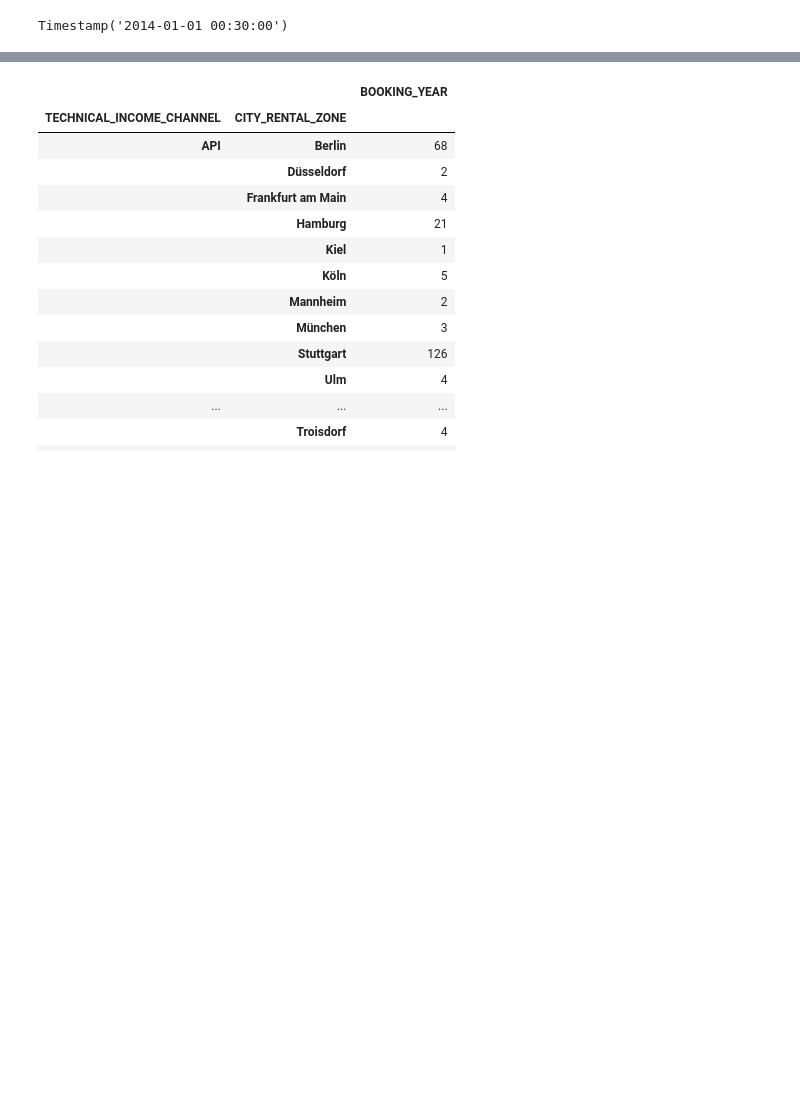
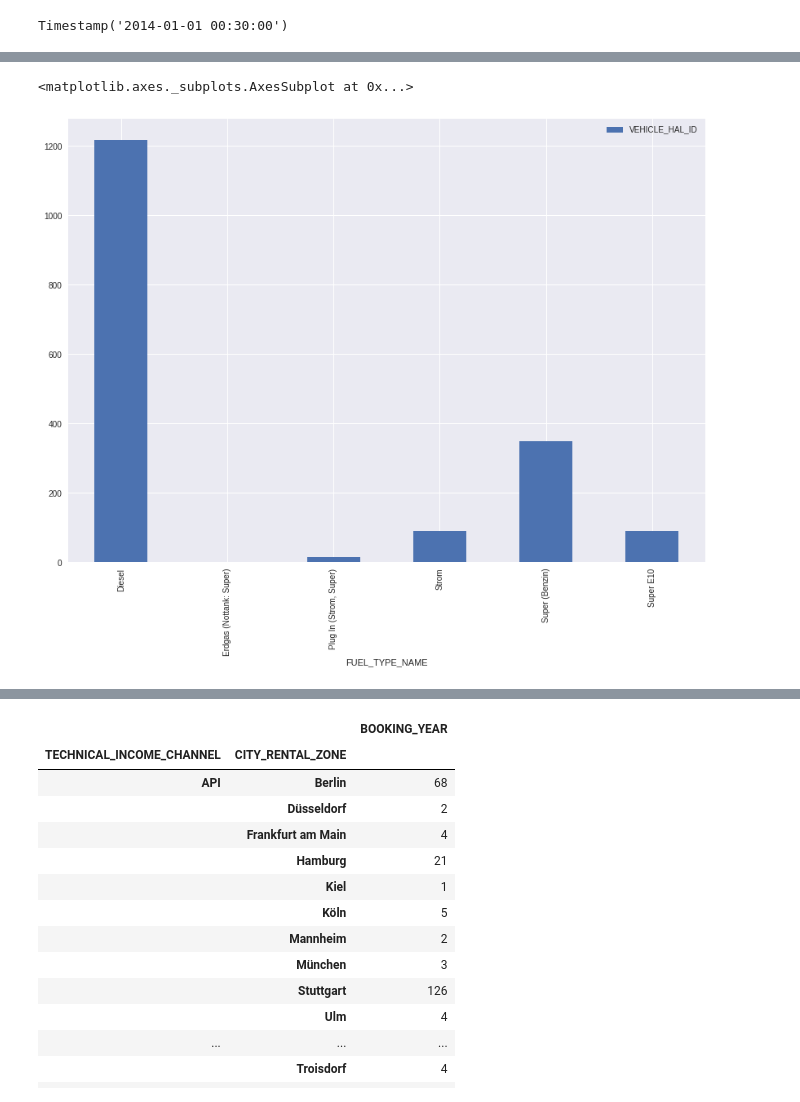
Before and after one commit to jawaharreddy/Flinkster-Data-Analysis, a Jupyter notebook: db_data.ipynb, the cells around one changed output, grey strips where cells are left out. Saved outputs shown, nothing was run; the diff lists cells and outputs as text; code cells hidden in the pictures; blank space fills up the shorter version.

```diff
--- a/db_data.ipynb
+++ b/db_data.ipynb
@@ -340,0 +562,3 @@ one_tenth.head()
+# %%
+fueltype = data.pivot_table(index='FUEL_TYPE_NAME', values='VEHICLE_HAL_ID', aggfunc=lambda x: len(x.unique()))
+fueltype
@@ -340,0 +574,5 @@ one_tenth.head()
+# %%
+fueltype.plot(kind='bar', figsize=[14,10], stacked=True)
+# %% [output]
+<matplotlib.axes._subplots.AxesSubplot at 0x...>
+[figure, added]
```
Also changed, not shown: parts of 86 cells of this notebook.
